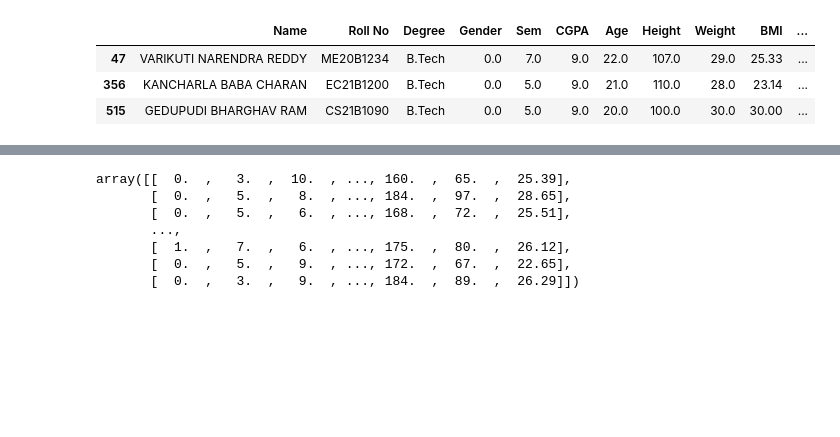
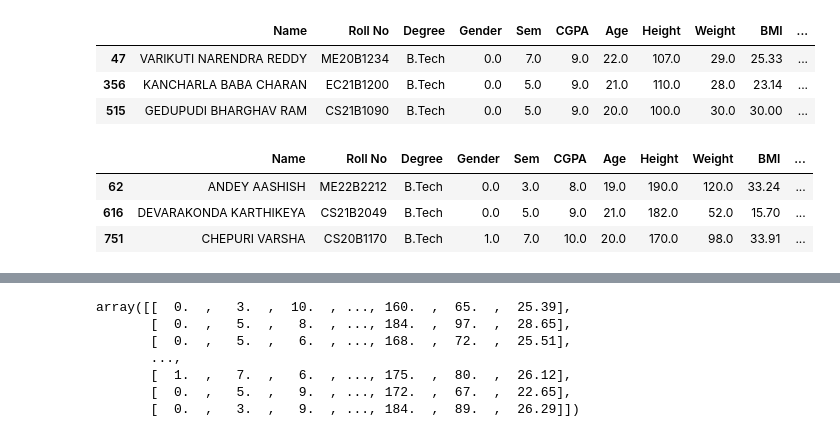
Before and after one commit to msrisujan/Data-Science-Lab, a Jupyter notebook: Project_main/project.ipynb, the cells around one changed output, grey strips where cells are left out. Saved outputs shown, nothing was run; the diff lists cells and outputs as text; code cells hidden in the pictures; blank space fills up the shorter version.

```diff
--- a/Project_main/project.ipynb
+++ b/Project_main/project.ipynb
@@ -228,6 +235,7 @@ plt.show()
 data =df
 data['z_score1'] = (data.Height - data.Height.mean())/data.Height.std()
 data['z_score2'] = (data.Weight - data.Weight.mean())/data.Weight.std()
+data['z_score3'] = (data.BMI - data.BMI.mean())/data.BMI.std()
 weight_outliers = data[(data['z_score2']>3)|(data['z_score2']<-3)]
 weight_outliers
 # %% [output]
@@ -245,4 +253,12 @@ height_outliers
 | 47 | VARIKUTI NARENDRA REDDY | ME20B1234 | B.Tech | 0.0 | 7.0 | 9.0 | 22.0 | 107.0 | 29.0 | 25.33 | ... |
 | 356 | KANCHARLA BABA CHARAN | EC21B1200 | B.Tech | 0.0 | 5.0 | 9.0 | 21.0 | 110.0 | 28.0 | 23.14 | ... |
 | 515 | GEDUPUDI BHARGHAV RAM | CS21B1090 | B.Tech | 0.0 | 5.0 | 9.0 | 20.0 | 100.0 | 30.0 | 30.00 | ... |
+# %%
+bmi_outliers = data[(data['z_score3']>3)|(data['z_score3']<-3)]
+bmi_outliers
+# %% [output]
+|  | Name | Roll No | Degree | Gender | Sem | CGPA | Age | Height | Weight | BMI | ... |
+| 62 | ANDEY AASHISH | ME22B2212 | B.Tech | 0.0 | 3.0 | 8.0 | 19.0 | 190.0 | 120.0 | 33.24 | ... |
+| 616 | DEVARAKONDA KARTHIKEYA | CS21B2049 | B.Tech | 0.0 | 5.0 | 9.0 | 21.0 | 182.0 | 52.0 | 15.70 | ... |
+| 751 | CHEPURI VARSHA | CS20B1170 | B.Tech | 1.0 | 7.0 | 10.0 | 20.0 | 170.0 | 98.0 | 33.91 | ... |
 # %%
```
Also changed, not shown: parts of 6 cells of this notebook.
